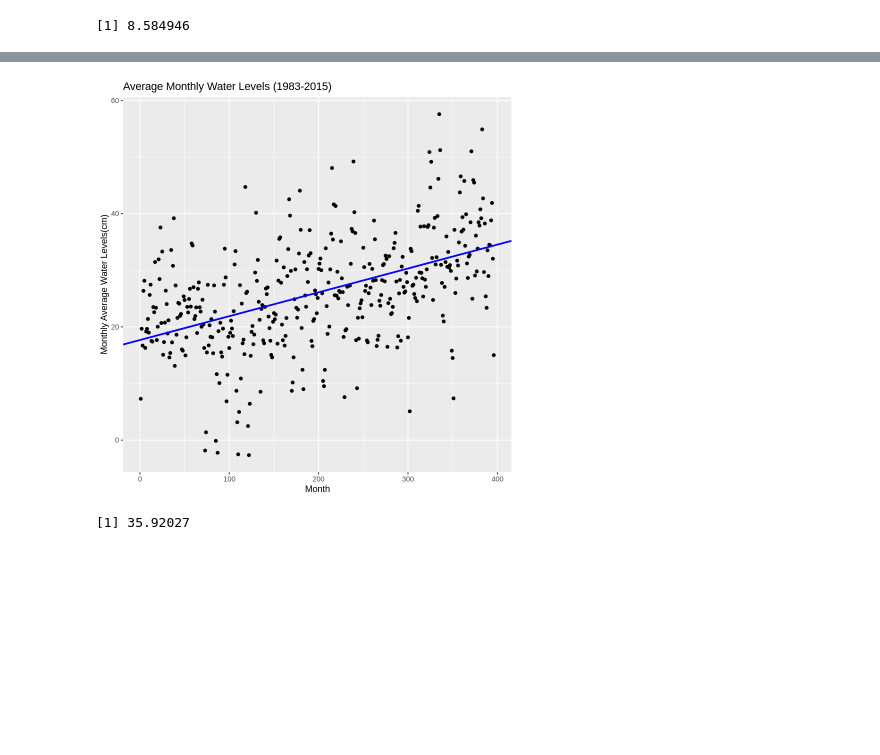
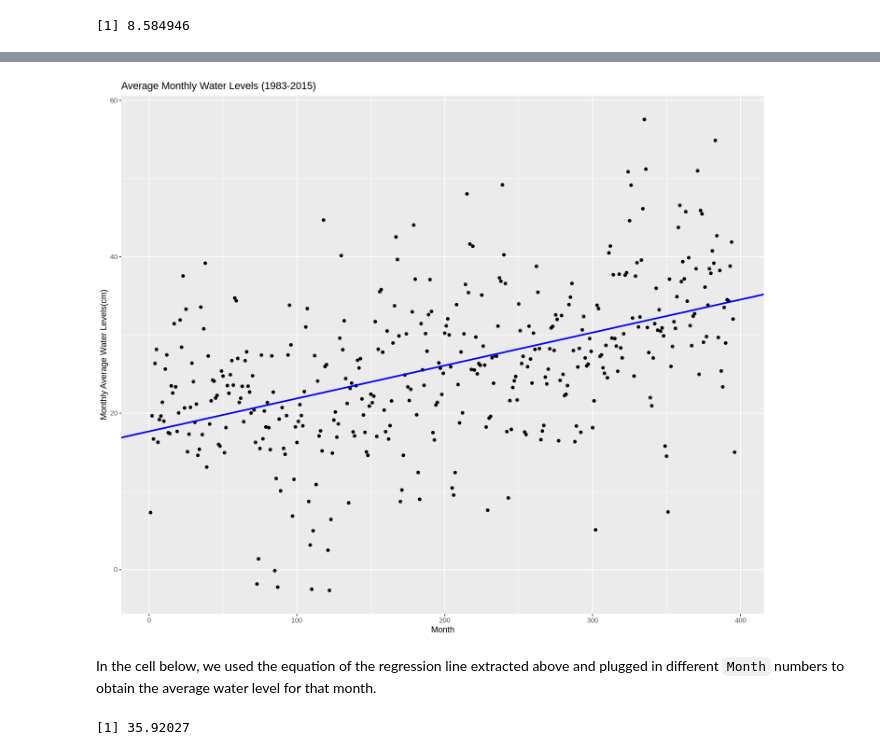
Before and after one commit to Applemyp/dsci100-group36-project, a Jupyter notebook: Group Project Report.ipynb, the cells around one changed output, grey strips where cells are left out. Cells and saved outputs as stored; diff of their text form; code cells hidden in the pictures; blank space fills up the shorter version.

```diff
--- a/Group Project Report.ipynb
+++ b/Group Project Report.ipynb
@@ -212,12 +234,17 @@ Coefficients:
 # %%
 # plot the line using the intercept and slope we have on the original data
-prediction_line<-ggplot(time_series_df, aes(x = Month, y = month_average)) + geom_point()+
-labs( x = "Month", y = "Monthly Average Water Levels(cm)", title = "Average Monthly Water Levels (1983-2015)")+
-geom_abline(intercept=17.67798, slope=0.04213, color='blue', lwd=1)
+options(repr.plot.width = 12, repr.plot.height = 10)
+
+prediction_line <- ggplot(time_series_df, aes(x = Month, y = month_average)) +
+    geom_point() +
+    labs(x = "Month", y = "Monthly Average Water Levels(cm)", title = "Average Monthly Water Levels (1983-2015)") +
+    geom_abline(intercept=17.67798, slope=0.04213, color='blue', lwd=1)
 
 prediction_line
 # %% [output]
-[figure, old version]
+[figure, new version]
+# %% [markdown]
+In the cell below, we used the equation of the regression line extracted above and plugged in different `Month` numbers to obtain the average water level for that month.
 # %%
 #in this cell we calculate all the predicted values for multiple years following 2015 using the slope formula obtained
 
```
Also changed, not shown: parts of 19 cells of this notebook.
